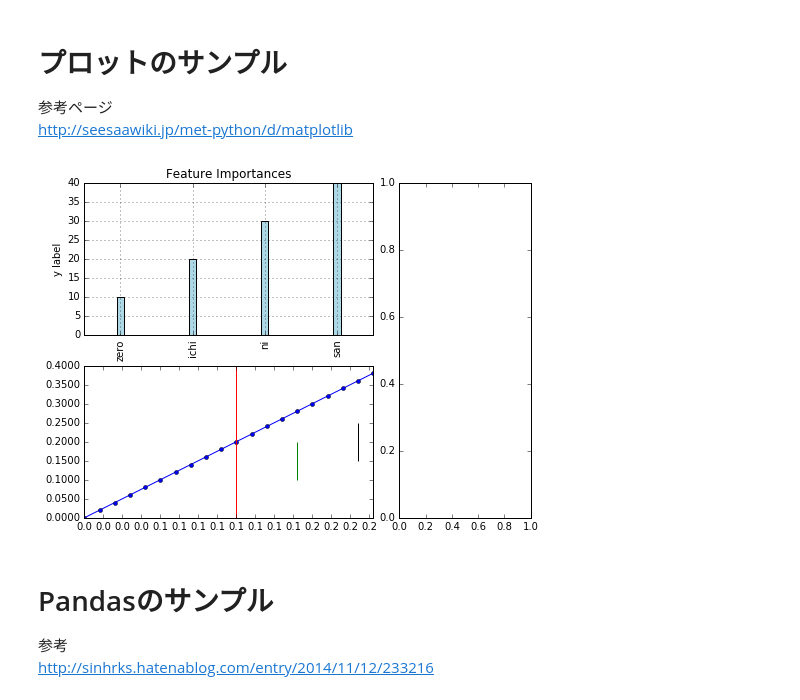
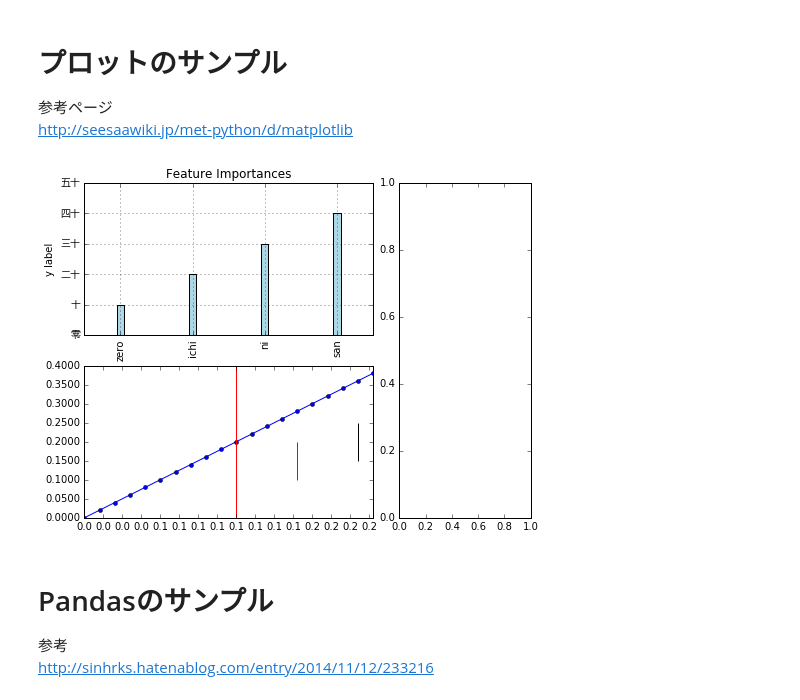
Before and after one commit to t2240013/hello-world, a Jupyter notebook: PythonMemo.ipynb, the cells around one changed output. Cells and saved outputs as stored; diff of their text form; code cells hidden in the pictures.

```diff
--- a/PythonMemo.ipynb
+++ b/PythonMemo.ipynb
@@ -96,46 +96,49 @@ import numpy as np
 import matplotlib.pyplot as plt
 from matplotlib.ticker import FormatStrFormatter
 import matplotlib.gridspec as gridspec
+import matplotlib.font_manager # 日本語
 %matplotlib inline
 
+prop = matplotlib.font_manager.FontProperties(fname="C:/WIndows/Fonts/meiryo.ttc")
 fig = plt.figure(figsize=[8,6])
 G = gridspec.GridSpec(2,3)
 
-
 ### Figure 1
 width=0.1
-plt.subplot(G[0,:2])
+ax = plt.subplot(G[0,:2])
 plt.grid(True)
 plt.xlabel('x label')
 plt.ylabel('y label')
 plt.title('Feature Importances')
 plt.bar([0,1,2,3], [10,20,30,40], width=width, color='lightblue', align='center')
 plt.xticks([0,1,2,3], ['zero','ichi','ni','san'], rotation=90)
+ax.set_yticks( range(0,51,10) )
+ax.set_yticklabels( [ u'零', u'十', u'二十',  u'三十',  u'四十', u'五十' ] ,fontproperties=prop)
 #plt.xlim([-1, 4])
 #plt.tight_layout()
 
 ### Figure 2
 plt.subplot(G[1,:2])
 plt.plot( np.arange(0, 0.2, 0.01), np.arange( 0, 0.4, 0.02), 'bo-', markersize=4  )
 plt.xticks( np.arange(0, 0.2, 0.0125))
 # tick step
 plt.xticks( np.arange(0, 0.2, 0.0125))
 # virtical lines
 plt.axvline( 0.1, color='r')
-plt.vlines( [0.14,0.18], [0.1,0.15], [0.2, 0.25], colors=['g','k'])
+plt.vlines( [0.14,0.18], [0.1,0.15], [0.2, 0.25], colors=['g','k']) # ( x, ymin, ymax, ... )
 ax = plt.gca()
 # precision
 ax.xaxis.set_major_formatter( FormatStrFormatter('%0.1f'))
 ax.yaxis.set_major_formatter( FormatStrFormatter('%0.4f'))
 
 ### Figure 3
 plt.subplot(G[:,2])
 
 ### After the plot
 plt.savefig('plot_sample.png', dpi=300)
 plt.show()
 # %% [output]
-[figure, old version]
+[figure, new version]
 # %% [markdown]
 # Pandasのサンプル
 参考<br>
```
Also changed, not shown: parts of 34 cells of this notebook.
